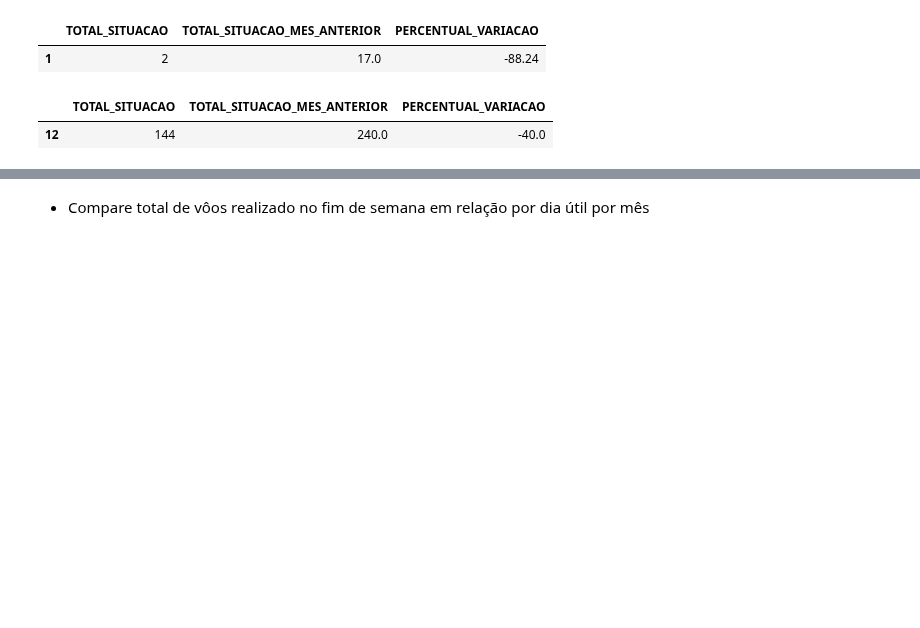
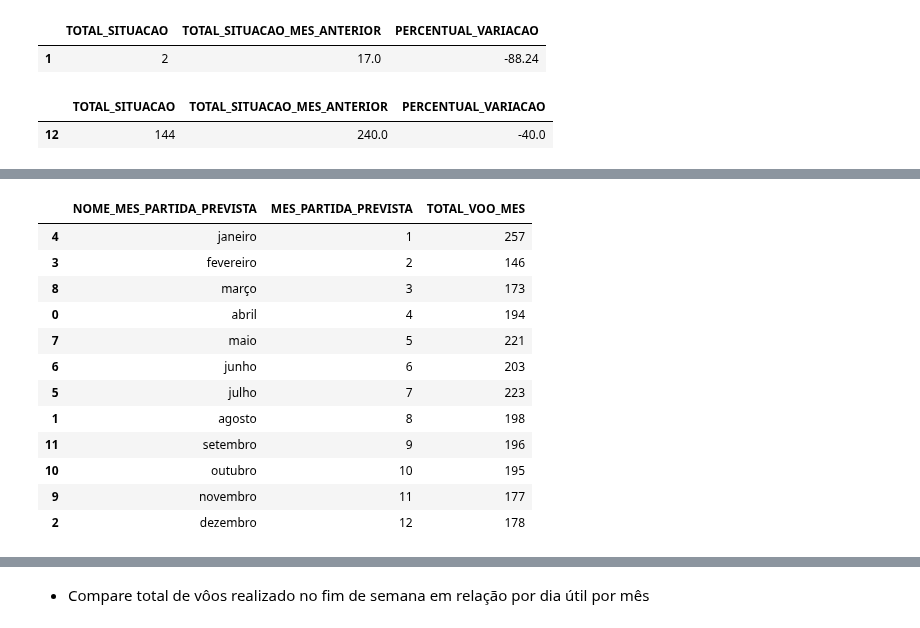
Before and after one commit to rodrigorocha1/dashboard_dados_voos_python, a Jupyter notebook: notebooks/visualizacoes.ipynb, the cells around one changed output, grey strips where cells are left out. Saved outputs shown, nothing was run; the diff lists cells and outputs as text; code cells hidden in the pictures; blank space fills up the shorter version.

```diff
--- a/notebooks/visualizacoes.ipynb
+++ b/notebooks/visualizacoes.ipynb
@@ -742,0 +795,19 @@ fig.show()
+# %%
+teste_total = teste_gb.groupby([ 'NOME_MES_PARTIDA_PREVISTA', 'MES_PARTIDA_PREVISTA']).agg(
+    TOTAL_VOO_MES=('TOTAL_VOOS', 'sum')
+).reset_index().sort_values(by=['MES_PARTIDA_PREVISTA'])
+teste_total
+# %% [output]
+|  | NOME_MES_PARTIDA_PREVISTA | MES_PARTIDA_PREVISTA | TOTAL_VOO_MES |
+| 4 | janeiro | 1 | 257 |
+| 3 | fevereiro | 2 | 146 |
+| 8 | março | 3 | 173 |
+| 0 | abril | 4 | 194 |
+| 7 | maio | 5 | 221 |
+| 6 | junho | 6 | 203 |
+| 5 | julho | 7 | 223 |
+| 1 | agosto | 8 | 198 |
+| 11 | setembro | 9 | 196 |
+| 10 | outubro | 10 | 195 |
+| 9 | novembro | 11 | 177 |
+| 2 | dezembro | 12 | 178 |
```
Also changed, not shown: parts of 9 cells of this notebook.
